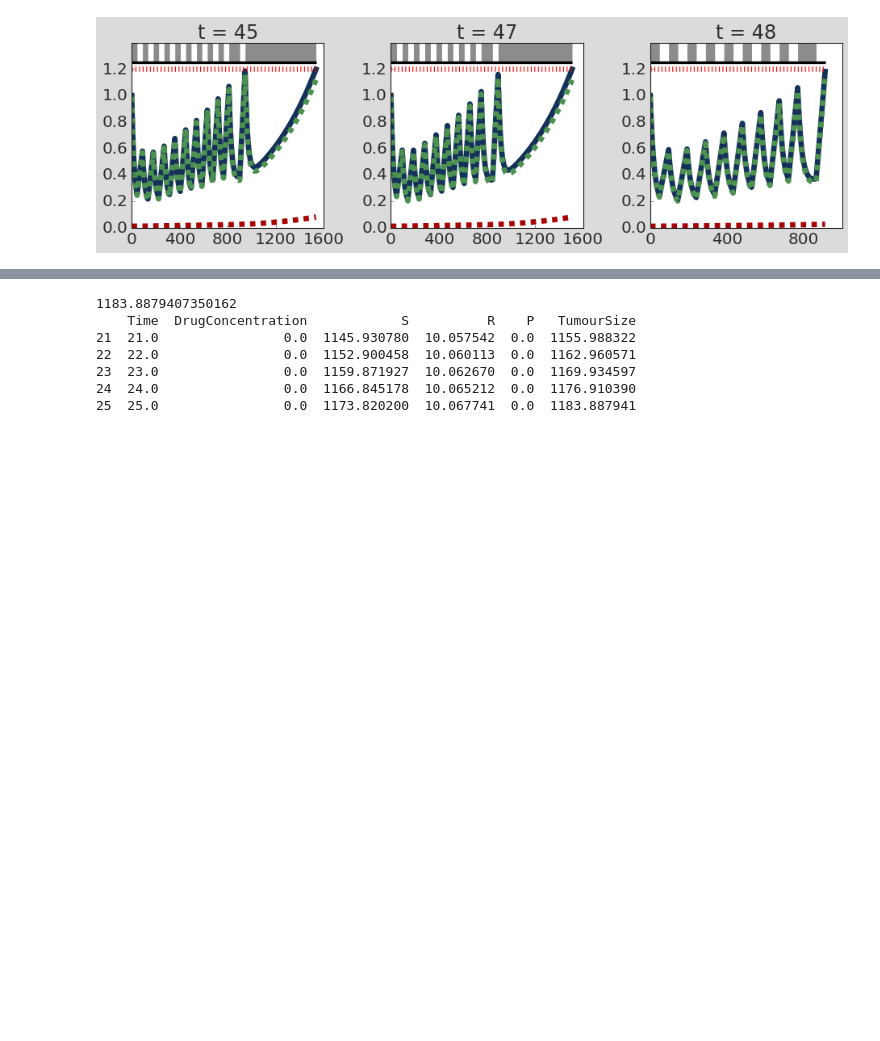
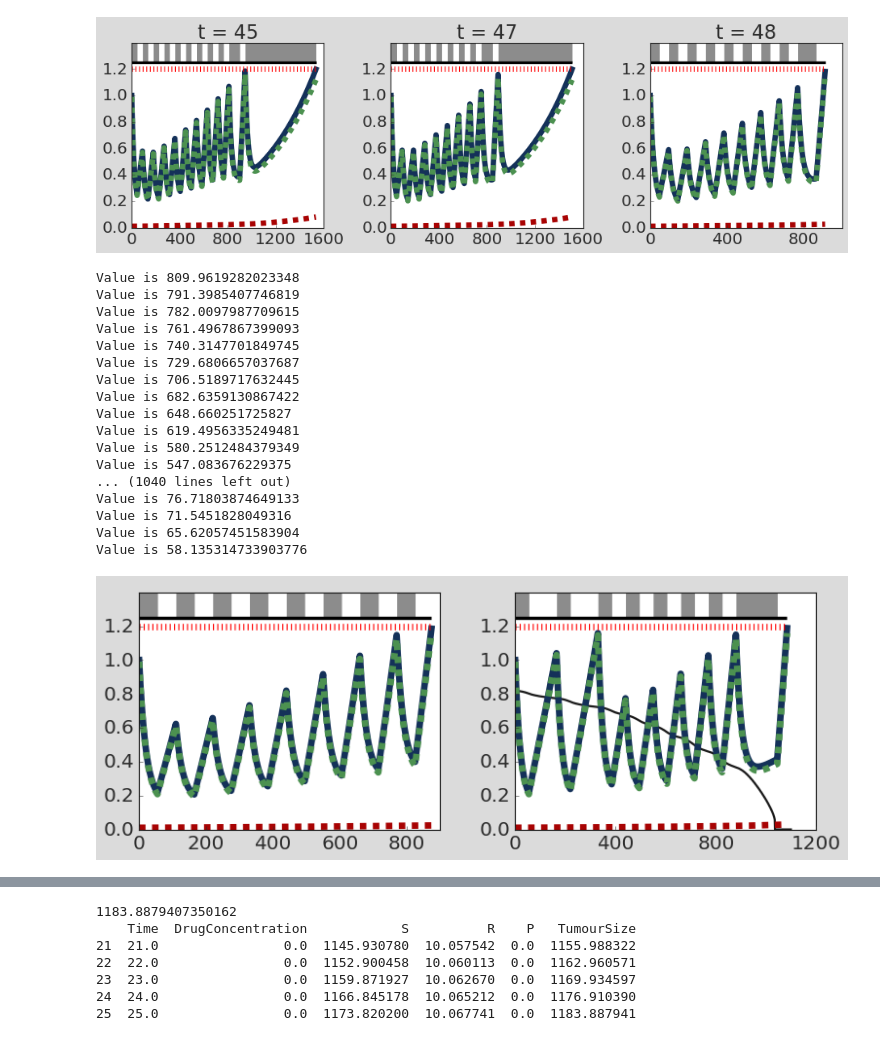
Before and after one commit to KCGallagher/AT_Model_Comparison, a Jupyter notebook: stem_cell_model/critical_threshold.ipynb, the cells around one changed output, grey strips where cells are left out. Cells and saved outputs as stored; diff of their text form; code cells hidden in the pictures; blank space fills up the shorter version.

```diff
--- a/stem_cell_model/critical_threshold.ipynb
+++ b/stem_cell_model/critical_threshold.ipynb
@@ -678 +682,56 @@ def variable_threshold(df_row, refSize, t):
     return df_row.TumourSize > threshold
+# %%
+fig, axs = plt.subplots(1, 2,figsize=(10,4))
+
+# Simulate model with fixed threshold
+stemParamDic['N0'] = stemParamDic['S0'] + stemParamDic['R0']
+model = StemCellModel(method='Radau', dt = 1)
+model.SetParams(**stemParamDic)
+model.Simulate_AT(atThreshold=0.4, atMethod='Threshold', t_end=1500,
+                    intervalLength=tau, refSize = stemParamDic['N0'])
+model.Trim(dt=1)
+model.resultsDf[['TumourSize', 'S', 'R']] /= (stemParamDic['S0'] + stemParamDic['R0'])
+model.resultsDf = model.resultsDf[model.resultsDf.TumourSize < 1.2]
+
+PlotSimulation(model.resultsDf, ax=axs[0], legend=False, colors = palette, linewidth = 6)
+
+# Simulate model with time varying threshold
+stemParamDic['N0'] = stemParamDic['S0'] + stemParamDic['R0']
+model = StemCellModel(method='Radau', dt = 1)
+model.SetParams(**stemParamDic)
+model.Simulate_AT(atThreshold=0.4, atMethod='Custom', atFunc=variable_threshold, t_end=1500,
+                    intervalLength=tau, refSize = stemParamDic['N0'])
+model.Trim(dt=1)
+
+# Plot the variable threshold over time
+threshold_vals = [compute_threshold(tau=tau, t=t, R_t=R_t, params=stemParamDic) / stemParamDic['N0']
+                  for t, R_t in zip(model.resultsDf.Time.values, model.resultsDf.R.values)]
+axs[1].plot(model.resultsDf.Time, threshold_vals, color='k', linewidth=2)
+
+model.resultsDf[['TumourSize', 'S', 'R']] /= (stemParamDic['S0'] + stemParamDic['R0'])
+model.resultsDf = model.resultsDf[model.resultsDf.TumourSize < 1.2]
+
+PlotSimulation(model.resultsDf, ax=axs[1], legend=False, colors = palette, linewidth = 6)
+
+
+
+axs[0].set_xticks(axs[0].get_xticks()[::2]); axs[1].set_xticks(axs[1].get_xticks()[::2]);
+# %% [output]
+Value is 809.9619282023348
+Value is 791.3985407746819
+Value is 782.0097987709615
+Value is 761.4967867399093
+Value is 740.3147701849745
+Value is 729.6806657037687
+Value is 706.5189717632445
+Value is 682.6359130867422
+Value is 648.660251725827
+Value is 619.4956335249481
+Value is 580.2512484379349
+Value is 547.083676229375
+... (1040 lines left out)
+Value is 76.71803874649133
+Value is 71.5451828049316
+Value is 65.62057451583904
+Value is 58.135314733903776
+[figure, added]
```
Also changed, not shown: parts of 13 cells of this notebook, 11 other files.
